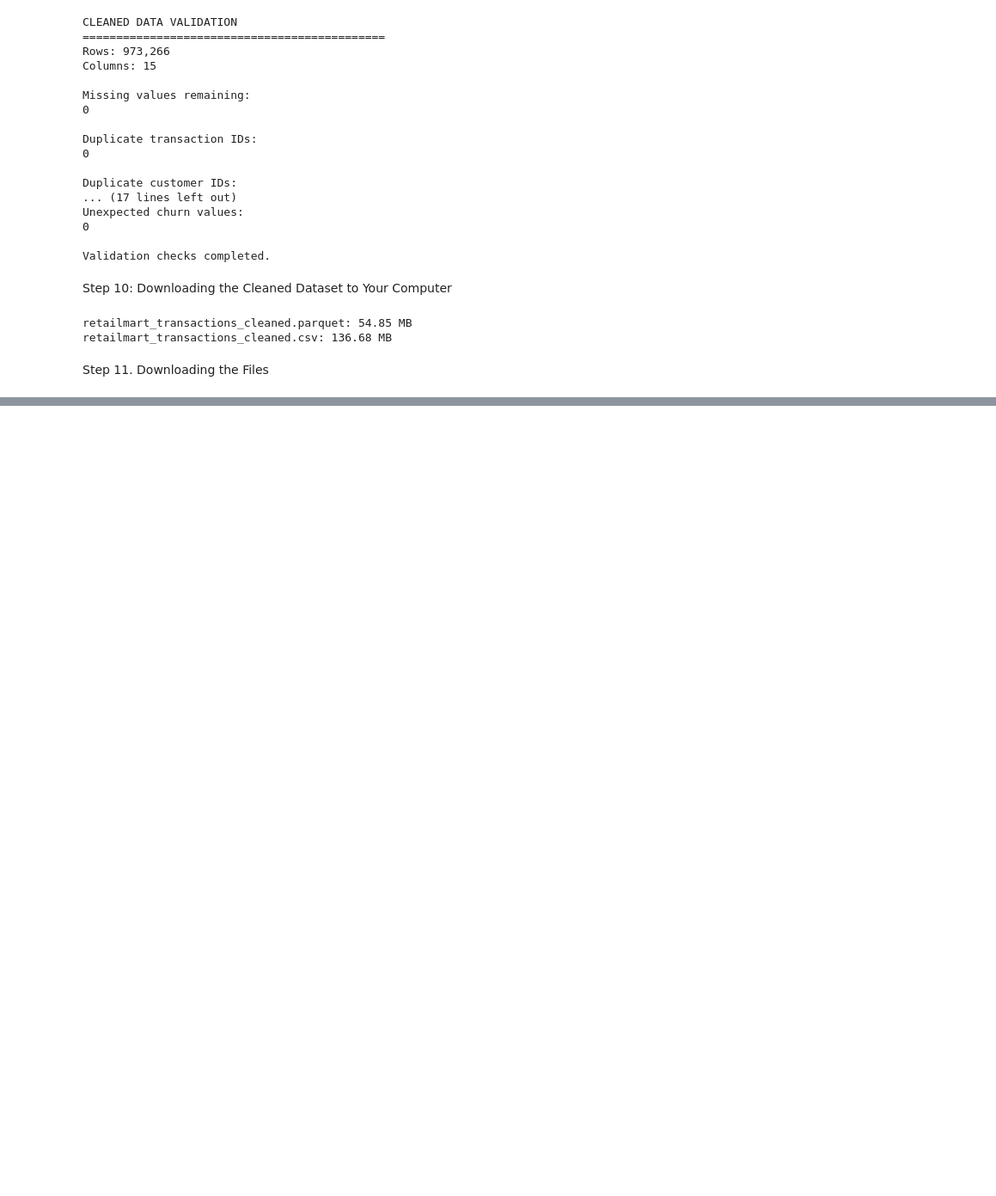
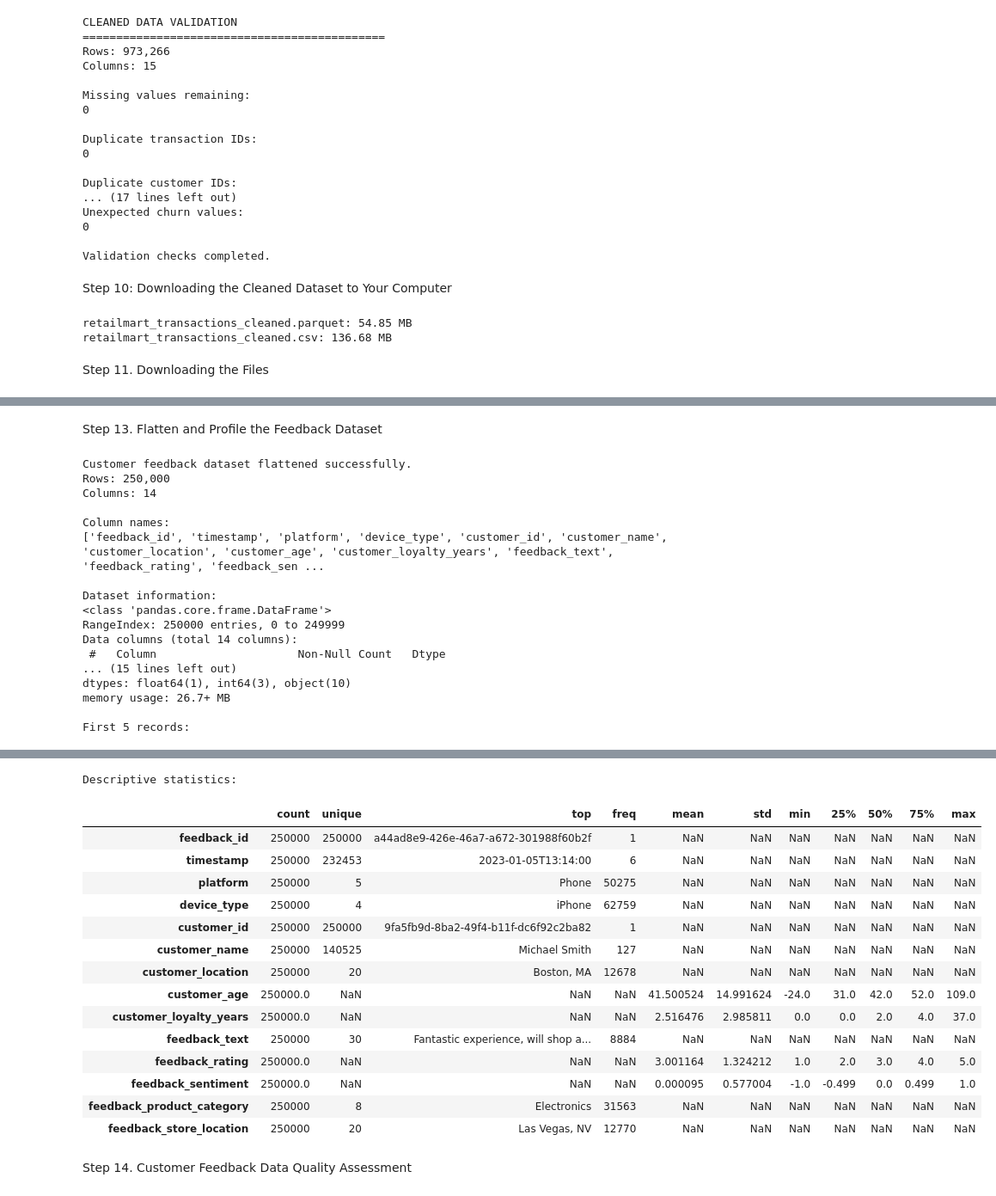
Before and after one commit to iipingebnaa/Intensive-Big-Data-Analytics-Project, a Jupyter notebook: 01_Data_Ingestion_Cleaning/Data_Ingestion_&_Cleaning.ipynb, the cells around one changed output, grey strips where cells are left out. Shown at 86% size. Cells and saved outputs as stored; diff of their text form; code cells hidden in the pictures; blank space fills up the shorter version.

Commit message:
Completed data ingestion and cleaning

```diff
--- a/01_Data_Ingestion_Cleaning/Data_Ingestion_&_Cleaning.ipynb
+++ b/01_Data_Ingestion_Cleaning/Data_Ingestion_&_Cleaning.ipynb
@@ -1106,0 +1160,39 @@ files.download(
+# %% [markdown]
+Step 13. Flatten and Profile the Feedback Dataset
+# %%
+# Flatten nested JSON records into a tabular dataset
+df_feedback = pd.json_normalize(feedback_records, sep="_")
+
+print("Customer feedback dataset flattened successfully.")
+print(f"Rows: {df_feedback.shape[0]:,}")
+print(f"Columns: {df_feedback.shape[1]}")
+
+print("\nColumn names:")
+print(df_feedback.columns.tolist())
+
+print("\nDataset information:")
+df_feedback.info()
+
+print("\nFirst 5 records:")
+display(df_feedback.head())
+
+print("\nDescriptive statistics:")
+display(df_feedback.describe(include="all").T)
+# %% [output]
+Customer feedback dataset flattened successfully.
+Rows: 250,000
+Columns: 14
+
+Column names:
+['feedback_id', 'timestamp', 'platform', 'device_type', 'customer_id', 'customer_name', 'customer_location', 'customer_age', 'customer_loyalty_years', 'feedback_text', 'feedback_rating', 'feedback_sen ...
+
+Dataset information:
+<class 'pandas.core.frame.DataFrame'>
+RangeIndex: 250000 entries, 0 to 249999
+Data columns (total 14 columns):
+ #   Column                     Non-Null Count   Dtype
+... (15 lines left out)
+dtypes: float64(1), int64(3), object(10)
+memory usage: 26.7+ MB
+
+First 5 records:
@@ -1106,0 +1205,18 @@ files.download(
+Descriptive statistics:
+|  | count | unique | top | freq | mean | std | min | 25% | 50% | 75% | max |
+| feedback_id | 250000 | 250000 | a44ad8e9-426e-46a7-a672-301988f60b2f | 1 | NaN | NaN | NaN | NaN | NaN | NaN | NaN |
+| timestamp | 250000 | 232453 | 2023-01-05T13:14:00 | 6 | NaN | NaN | NaN | NaN | NaN | NaN | NaN |
+| platform | 250000 | 5 | Phone | 50275 | NaN | NaN | NaN | NaN | NaN | NaN | NaN |
+| device_type | 250000 | 4 | iPhone | 62759 | NaN | NaN | NaN | NaN | NaN | NaN | NaN |
+| customer_id | 250000 | 250000 | 9fa5fb9d-8ba2-49f4-b11f-dc6f92c2ba82 | 1 | NaN | NaN | NaN | NaN | NaN | NaN | NaN |
+| customer_name | 250000 | 140525 | Michael Smith | 127 | NaN | NaN | NaN | NaN | NaN | NaN | NaN |
+| customer_location | 250000 | 20 | Boston, MA | 12678 | NaN | NaN | NaN | NaN | NaN | NaN | NaN |
+| customer_age | 250000.0 | NaN | NaN | NaN | 41.500524 | 14.991624 | -24.0 | 31.0 | 42.0 | 52.0 | 109.0 |
+| customer_loyalty_years | 250000.0 | NaN | NaN | NaN | 2.516476 | 2.985811 | 0.0 | 0.0 | 2.0 | 4.0 | 37.0 |
+| feedback_text | 250000 | 30 | Fantastic experience, will shop a... | 8884 | NaN | NaN | NaN | NaN | NaN | NaN | NaN |
+| feedback_rating | 250000.0 | NaN | NaN | NaN | 3.001164 | 1.324212 | 1.0 | 2.0 | 3.0 | 4.0 | 5.0 |
+| feedback_sentiment | 250000.0 | NaN | NaN | NaN | 0.000095 | 0.577004 | -1.0 | -0.499 | 0.0 | 0.499 | 1.0 |
+| feedback_product_category | 250000 | 8 | Electronics | 31563 | NaN | NaN | NaN | NaN | NaN | NaN | NaN |
+| feedback_store_location | 250000 | 20 | Las Vegas, NV | 12770 | NaN | NaN | NaN | NaN | NaN | NaN | NaN |
+# %% [markdown]
+Step 14. Customer Feedback Data Quality Assessment
```
Also changed, not shown: parts of 15 cells of this notebook.
